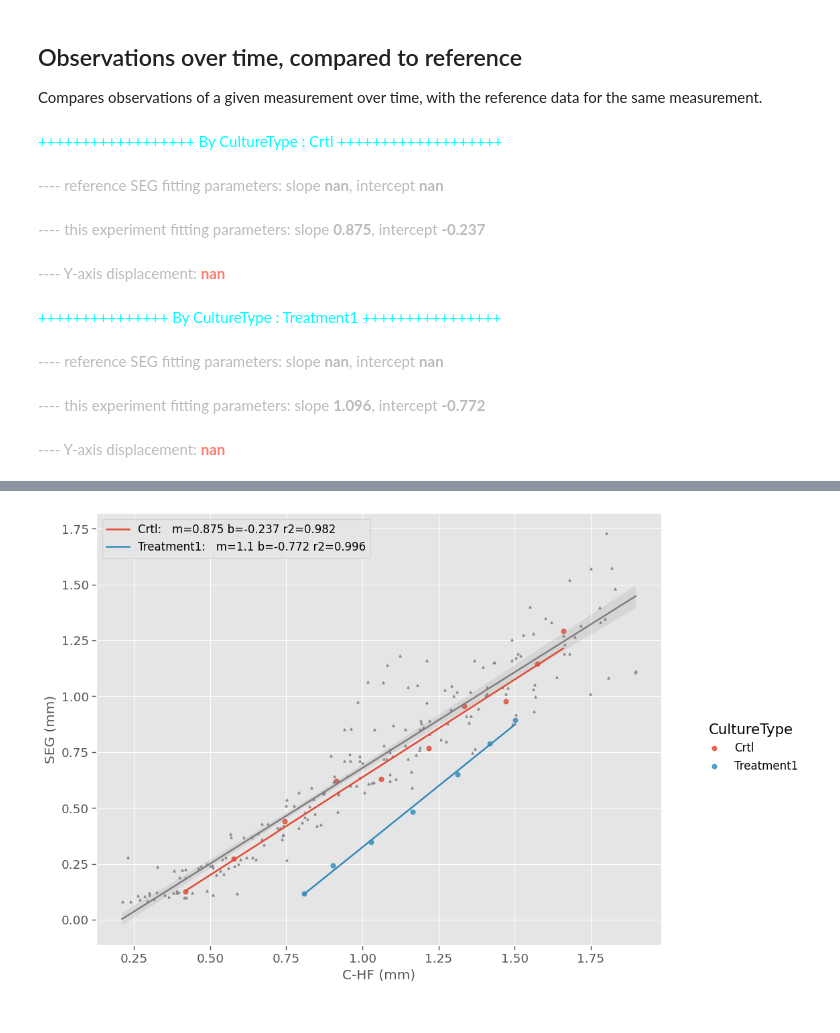
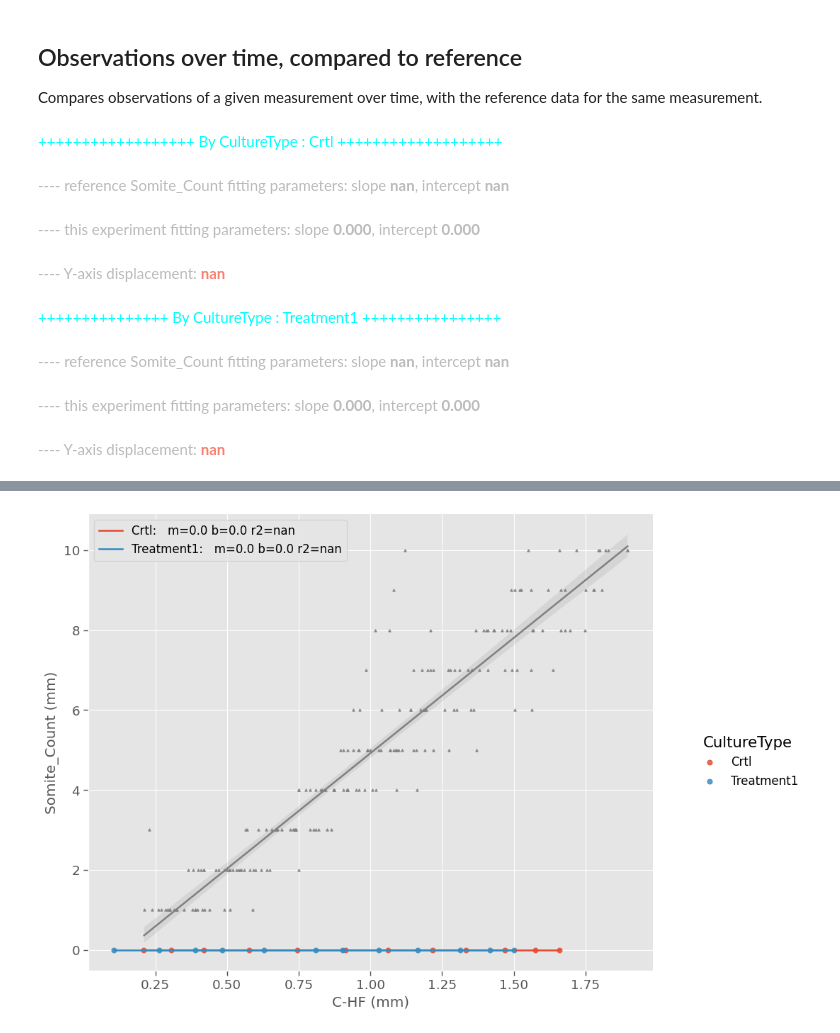
Before and after one commit to EmbryoClock/ChickElong, a Jupyter notebook: ChEEQ/ChEEQ.ipynb, the cells around one changed output, grey strips where cells are left out. Cells and saved outputs as stored; diff of their text form; code cells hidden in the pictures.

```diff
--- a/ChEEQ/ChEEQ.ipynb
+++ b/ChEEQ/ChEEQ.ipynb
@@ -470,5 +470,8 @@ data_xper_single = clean_data(data_xper_single)
 data_xper_multi = df["Experiments_ObservationsOverTim"]
 print("Experiments_ObservationsOverTim: ", end="")
 data_xper_multi = clean_data(data_xper_multi)
+# A Somite_Count column with zeros
+data_xper_single['Somite_Count'] = 0
+data_xper_multi['Somite_Count'] = 0
 # %% [output]
 [interactive output not drawn]
@@ -509,8 +512,8 @@ User data in the form of a series of points from an excel spreadsheet or manualy
 input_mode = "from file" #@param ['manual', 'from file']
 color_by = "culture type" #@param ['embryo', 'culture type']
 #include_zero = include_zero == "Yes"
-x_measure = 'C-N' #@param ['C-N','C-HF', 'HHStage']
-y_measure = 'SEG' #@param ['C-pPL', 'C-PS', 'C-N', 'N-pPL', 'N-PS', 'PSM', 'C-Seg', 'SEG', 'C-HF']
+x_measure = 'Somite_Count' #@param ['C-N','C-HF', 'HHStage','Somite_Count']
+y_measure = 'C-HF' #@param ['C-pPL', 'C-PS', 'C-N', 'N-pPL', 'N-PS', 'PSM', 'C-Seg', 'SEG', 'C-HF','Somite_Count']
 sigma_band_width = '3' #@param ['1', '2', '3', '4']
 sigma = float(sigma_band_width)
 time_displacement = "Yes" #@param ["Yes", "No"]
@@ -687,14 +690,15 @@ label, _, _, _, _ = regplot_with_bands(ax=ax, x_var=x_measure, label=False,
 
 
 # Add units to labels
-x_unit = " (hours)" if x_measure=='Time' else " (mm)"
+x_unit = " (hours)" if x_measure=='Time' else " (mm)" if x_measure != "Somite_Count" else ""
 if x_measure == 'HHStage':
   from matplotlib.ticker import MultipleLocator
   ax.xaxis.set_major_locator(MultipleLocator(1))
   ax.set_xlabel(ax.get_xlabel() + "")
 else:
   ax.set_xlabel(ax.get_xlabel() + x_unit)
-ax.set_ylabel(ax.get_ylabel()+" (mm)")
+#ax.set_ylabel(ax.get_ylabel()+" (mm)")
+ax.set_ylabel(ax.get_ylabel()+ (" (mm)" if y_measure != "Somite_Count" else ""))
 
 # add inset plot for time regression
 from mpl_toolkits.axes_grid1.inset_locator import inset_axes
@@ -759,8 +763,8 @@ Compares observations of a given measurement over time,  with the reference data
 
 # Menus
 #x_measure = 'Time' #@param ['C-N', 'C-HF', 'Time']
-x_measure = 'C-HF' #@param ['C-N', 'C-HF']
-y_measure = 'SEG' #@param ['C-pPL', 'C-PS', 'C-N', 'N-pPL', 'N-PS', 'PSM', 'C-Seg', 'SEG', 'C-HF']
+x_measure = 'C-HF' #@param ['C-N', 'C-HF','Somite_Count']
+y_measure = 'Somite_Count' #@param ['C-pPL', 'C-PS', 'C-N', 'N-pPL', 'N-PS', 'PSM', 'C-Seg', 'SEG', 'C-HF','Somite_Count']
 sigma = '3' #@param ['1', '2', '3', '4']
 sigma = float(sigma)
 group_by = 'CultureType' #@param ['CultureType', 'Embryo']
@@ -859,35 +863,35 @@ fig = plt.gcf()
 fig.set_size_inches(12,8)
 fig.set_facecolor('white')
 export_button(fig, "obs_vs_time_comp_ref.pdf")
 
 #legend_labels = ['_','_','_','_',label]+labels
 label, m, b, r, var = regplot_with_bands(ax=ax, x_var=x_measure, y_var=y_measure, sigma=sigma, sigma_bands=sigma_bands,
                    data=data_ref, scatter=True,limits=False,color="gray",ci=95, scatter_kws={'s':5})
 #legend_labels = ['_']*(len(groups)-4)+ sum([[l,'_'] for l in labels],[]) + ['_','_','_',label]
 #legend_labels = [l for l in labels] # + 20*['_']
 #handles, labels = plt.gca().get_legend_handles_labels()
 #print(handles)
 #print(labels)
 
 #_ = ax.legend(legend_labels)
 #_ = ax.legend(['_', '_', 'Embryo1:   m=0.569 b=-1.07 r2=0.985','_','Embryo2:   m=0.799 b=-1.66 r2=0.985','_','_', '_', '_', 'SEG: m=0.485 b=-0.906  r2=0.900 -- var=0.0161'])
 
 #print(legend_labels)
 # Add units to labels
 x_unit = " (hours)" if x_measure=='Time' else " (mm)"
 ax.set_xlabel(ax.get_xlabel() + x_unit)
 _ = ax.set_ylabel(ax.get_ylabel()+" (mm)")
 
 # Compute linear regressions and their relativa displacement
 # x-Measure versus time for all embryos plus reference data
 # %% [output]
 <font color='cyan'>++++++++++++++++++ By CultureType : Crtl +++++++++++++++++++</font>
-<font color='#BBBBBB'>---- reference SEG fitting parameters: slope <b>  nan</b>, intercept <b>  nan</b></font>
+<font color='#BBBBBB'>---- reference Somite_Count fitting parameters: slope <b>  nan</b>, intercept <b>  nan</b></font>
-<font color='#BBBBBB'>---- this experiment fitting parameters: slope <b>0.875</b>, intercept <b>-0.237</b></font>
+<font color='#BBBBBB'>---- this experiment fitting parameters: slope <b>0.000</b>, intercept <b>0.000</b></font>
 <font color='#BBBBBB'>---- Y-axis displacement: <font color='salmon'><b>  nan</b></font></font>
 <font color='cyan'>+++++++++++++++ By CultureType : Treatment1 ++++++++++++++++</font>
-<font color='#BBBBBB'>---- reference SEG fitting parameters: slope <b>  nan</b>, intercept <b>  nan</b></font>
+<font color='#BBBBBB'>---- reference Somite_Count fitting parameters: slope <b>  nan</b>, intercept <b>  nan</b></font>
-<font color='#BBBBBB'>---- this experiment fitting parameters: slope <b>1.096</b>, intercept <b>-0.772</b></font>
+<font color='#BBBBBB'>---- this experiment fitting parameters: slope <b>0.000</b>, intercept <b>0.000</b></font>
 <font color='#BBBBBB'>---- Y-axis displacement: <font color='salmon'><b>  nan</b></font></font>
 [interactive output not drawn]
-[figure, old version]
+[figure, new version]
```
Also changed, not shown: parts of 3 cells of this notebook.
